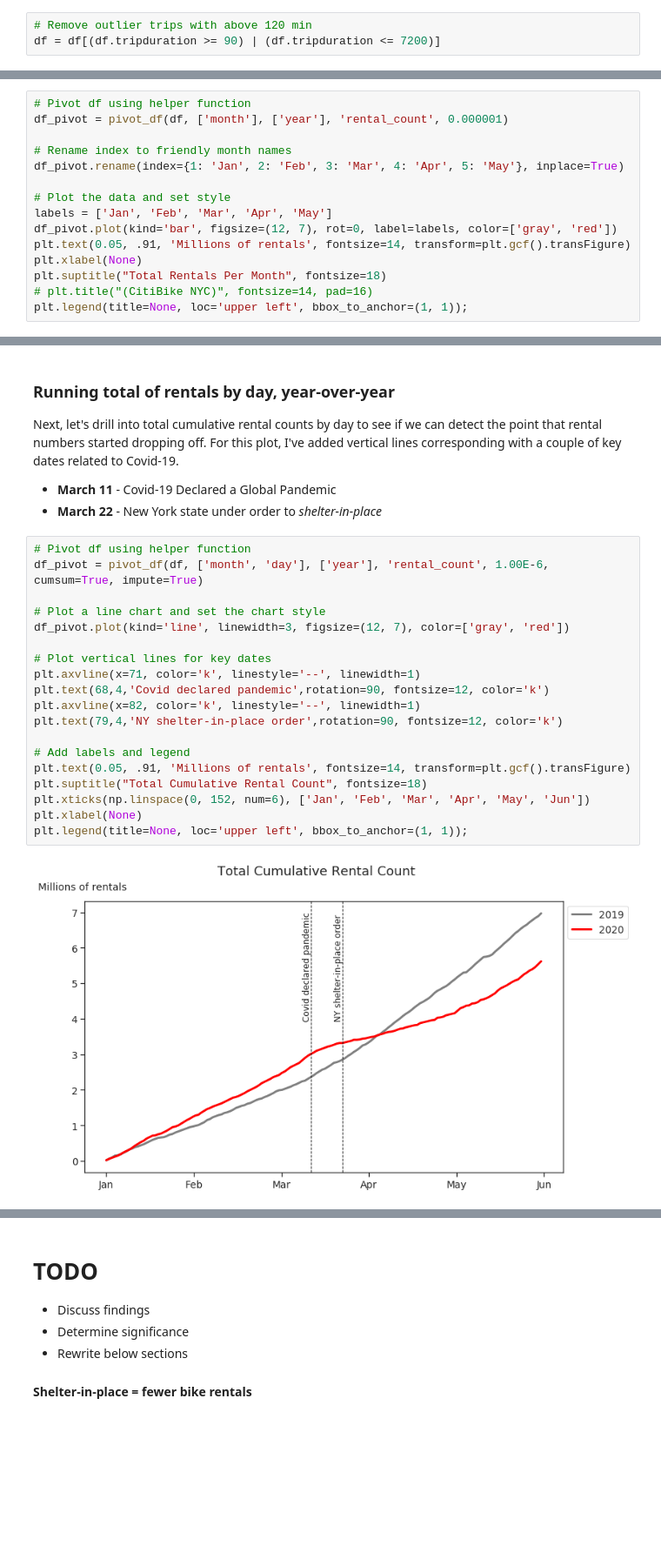
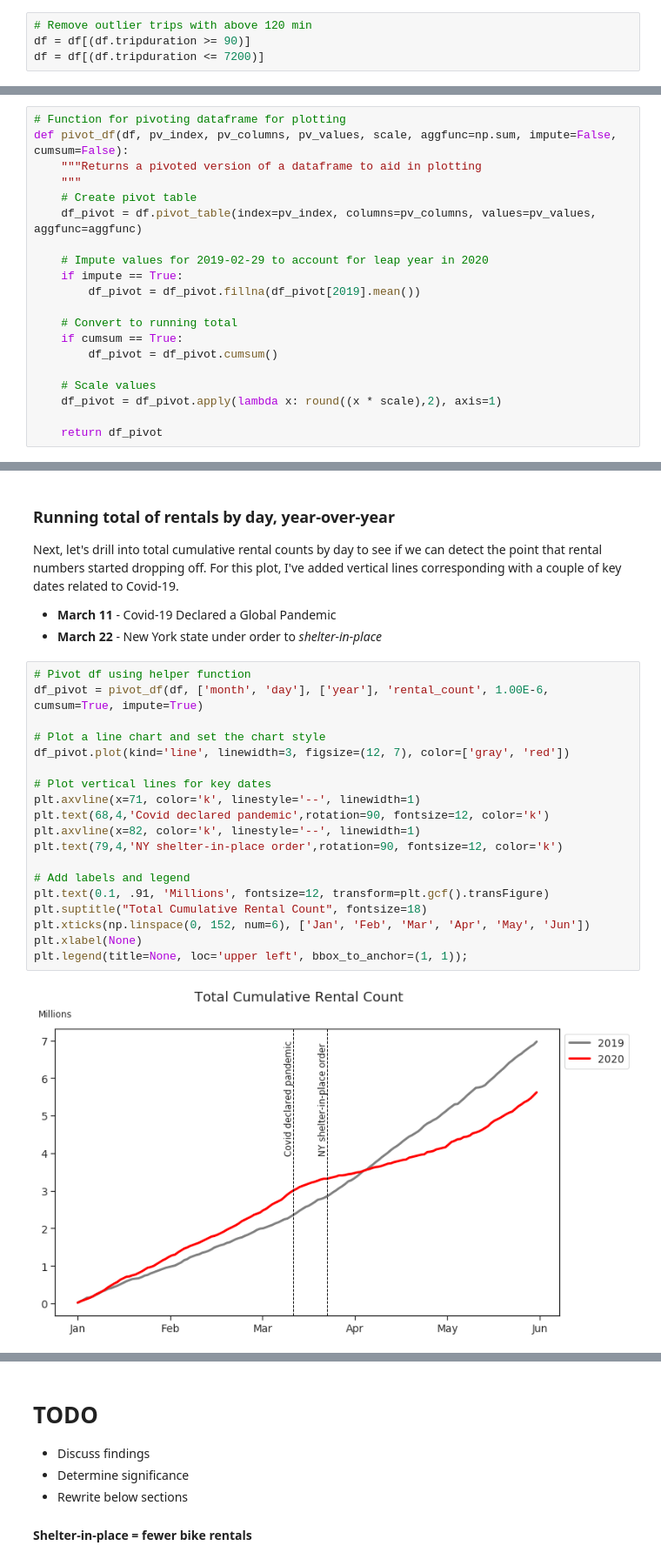
Before and after one commit to stevenrhart/bike-rentals, a Jupyter notebook: notebooks/Covid Impact on Bike Rentals in NYC.ipynb, the cells around one changed output, grey strips where cells are left out. Shown: that part at 87% size. Cells and saved outputs as stored; diff of their text form; blank space fills up the shorter version.

```diff
--- a/notebooks/Covid Impact on Bike Rentals in NYC.ipynb
+++ b/notebooks/Covid Impact on Bike Rentals in NYC.ipynb
@@ -334,6 +319,7 @@ There is a slight difference in the percentage of trips under 90 seconds and ove
 # %%
 # Remove outlier trips with above 120 min
-df = df[(df.tripduration >= 90) | (df.tripduration <= 7200)]
+df = df[(df.tripduration >= 90)]
+df = df[(df.tripduration <= 7200)]
 # %% [markdown]
 
 ### Birth year review
@@ -511,15 +517,0 @@ def pivot_df(df, pv_index, pv_columns, pv_values, scale, aggfunc=np.sum, impute=
-# %%
-# Pivot df using helper function
-df_pivot = pivot_df(df, ['month'], ['year'], 'rental_count', 0.000001)
-
-# Rename index to friendly month names
-df_pivot.rename(index={1: 'Jan', 2: 'Feb', 3: 'Mar', 4: 'Apr', 5: 'May'}, inplace=True)
-
-# Plot the data and set style
-labels = ['Jan', 'Feb', 'Mar', 'Apr', 'May']
-df_pivot.plot(kind='bar', figsize=(12, 7), rot=0, label=labels, color=['gray', 'red'])
-plt.text(0.05, .91, 'Millions of rentals', fontsize=14, transform=plt.gcf().transFigure)
-plt.xlabel(None)
-plt.suptitle("Total Rentals Per Month", fontsize=18)
-# plt.title("(CitiBike NYC)", fontsize=14, pad=16)
-plt.legend(title=None, loc='upper left', bbox_to_anchor=(1, 1));
@@ -527,0 +518,20 @@ plt.legend(title=None, loc='upper left', bbox_to_anchor=(1, 1));
+# %%
+# Function for pivoting dataframe for plotting
+def pivot_df(df, pv_index, pv_columns, pv_values, scale, aggfunc=np.sum, impute=False, cumsum=False):
+    """Returns a pivoted version of a dataframe to aid in plotting
+    """
+    # Create pivot table
+    df_pivot = df.pivot_table(index=pv_index, columns=pv_columns, values=pv_values, aggfunc=aggfunc)
+
+    # Impute values for 2019-02-29 to account for leap year in 2020
+    if impute == True:
+        df_pivot = df_pivot.fillna(df_pivot[2019].mean())
+
+    # Convert to running total
+    if cumsum == True:
+        df_pivot = df_pivot.cumsum()
+
+    # Scale values
+    df_pivot = df_pivot.apply(lambda x: round((x * scale),2), axis=1)
+
+    return df_pivot
@@ -535,21 +579,21 @@ Next, let's drill into total cumulative rental counts by day to see if we can de
 # %%
 # Pivot df using helper function
 df_pivot = pivot_df(df, ['month', 'day'], ['year'], 'rental_count', 1.00E-6, cumsum=True, impute=True)
 
 # Plot a line chart and set the chart style
 df_pivot.plot(kind='line', linewidth=3, figsize=(12, 7), color=['gray', 'red'])
 
 # Plot vertical lines for key dates
 plt.axvline(x=71, color='k', linestyle='--', linewidth=1)
 plt.text(68,4,'Covid declared pandemic',rotation=90, fontsize=12, color='k')
 plt.axvline(x=82, color='k', linestyle='--', linewidth=1)
 plt.text(79,4,'NY shelter-in-place order',rotation=90, fontsize=12, color='k')
 
 # Add labels and legend
-plt.text(0.05, .91, 'Millions of rentals', fontsize=14, transform=plt.gcf().transFigure)
+plt.text(0.1, .91, 'Millions', fontsize=12, transform=plt.gcf().transFigure)
 plt.suptitle("Total Cumulative Rental Count", fontsize=18)
 plt.xticks(np.linspace(0, 152, num=6), ['Jan', 'Feb', 'Mar', 'Apr', 'May', 'Jun'])
 plt.xlabel(None)
 plt.legend(title=None, loc='upper left', bbox_to_anchor=(1, 1));
 # %% [output]
-[figure, old version]
+[figure, new version]
```
Also changed, not shown: parts of 37 cells of this notebook.
